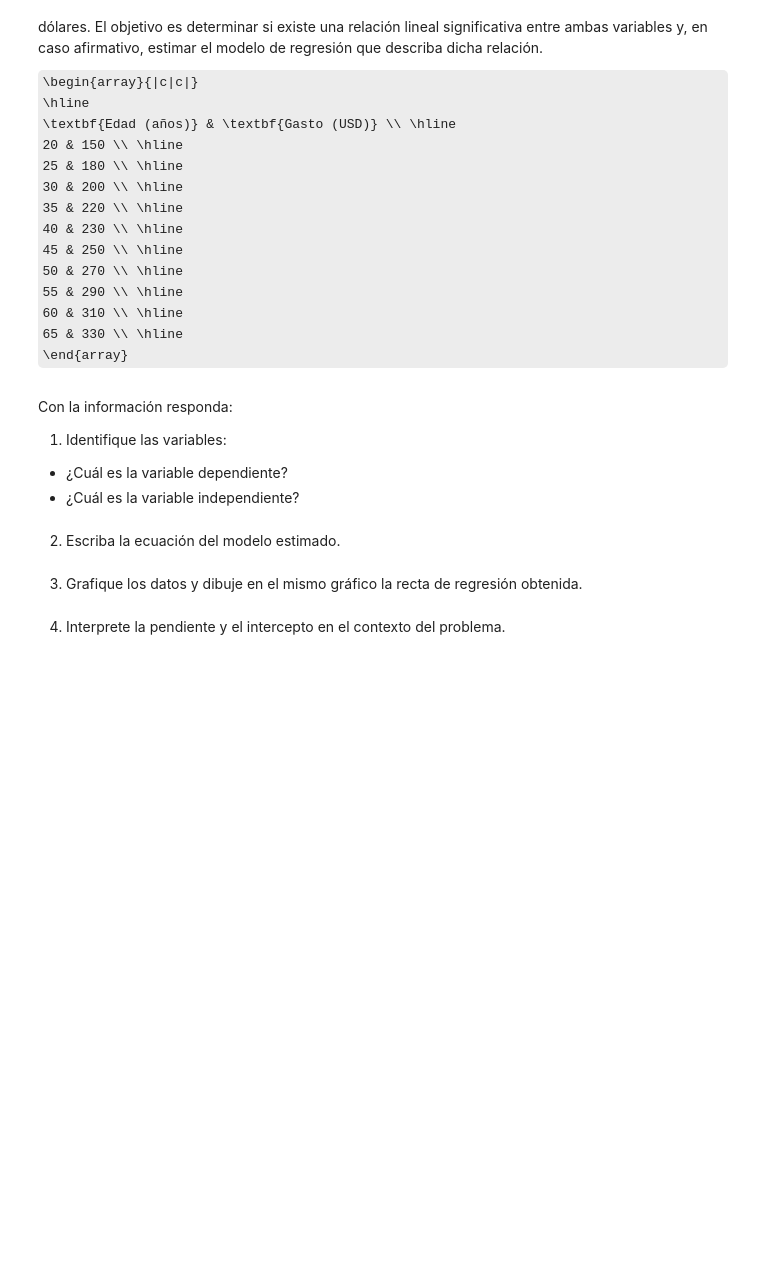
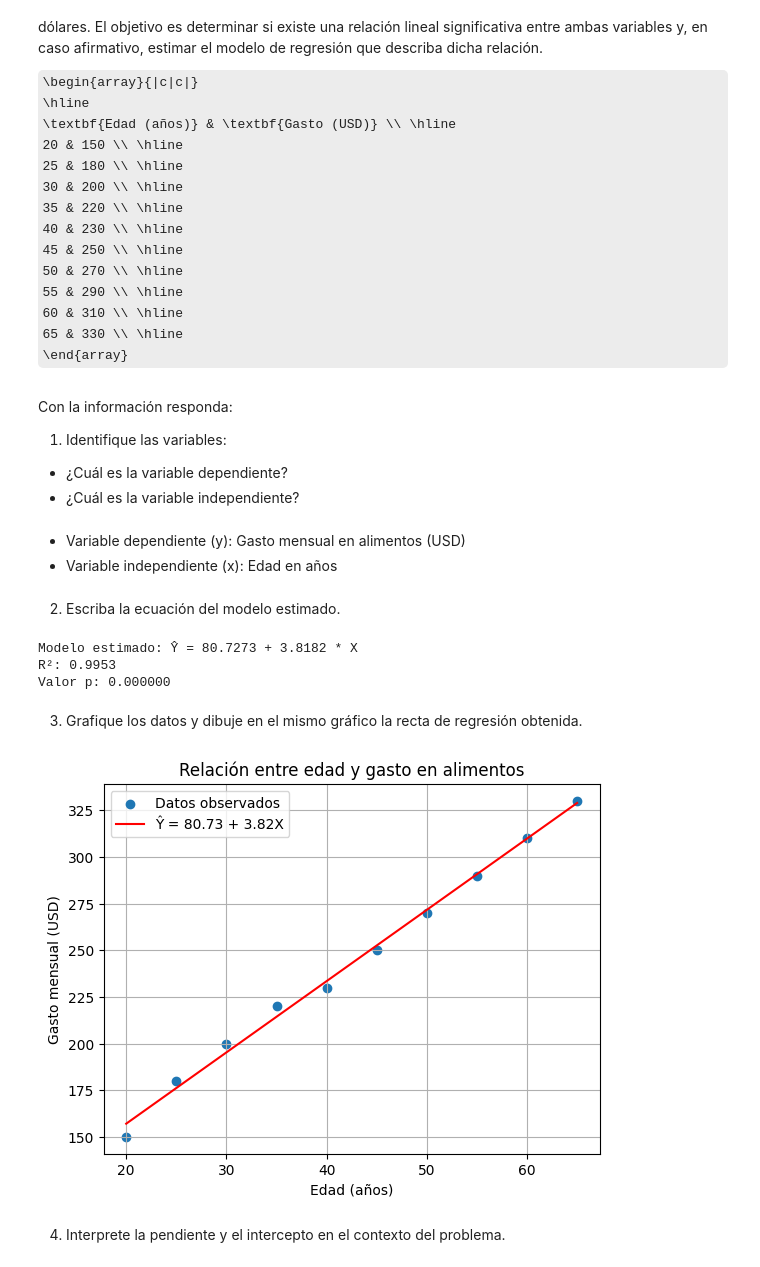
Before and after one commit to VincentiusFarenden/Inferencia-Estadistica, a Jupyter notebook: Laboratorio_6_MAT4152.ipynb, the cells around one changed output. Drawn from its saved outputs; the diff is of its cells as text; code cells hidden in the pictures; some formulas as TeX source; blank space fills up the shorter version.

```diff
--- a/Laboratorio_6_MAT4152.ipynb
+++ b/Laboratorio_6_MAT4152.ipynb
@@ -117,9 +117,48 @@ Con la información responda:
 1. Identifique las variables:
 * ¿Cuál es la variable dependiente?
 * ¿Cuál es la variable independiente?
+# %% [markdown]
+- Variable dependiente (y): Gasto mensual en alimentos (USD)
+- Variable independiente (x): Edad en años
 # %% [markdown]
 2. Escriba la ecuación del modelo estimado.
+# %%
+import numpy as np
+from scipy import stats
+
+edad  = [20, 25, 30, 35, 40, 45, 50, 55, 60, 65]
+gasto = [150, 180, 200, 220, 230, 250, 270, 290, 310, 330]
+
+slope, intercept, r, p, se = stats.linregress(edad, gasto)
+
+print(f"Modelo estimado: Ŷ = {intercept:.4f} + {slope:.4f} * X")
+print(f"R²: {r**2:.4f}")
+print(f"Valor p: {p:.6f}")
+# %% [output]
+Modelo estimado: Ŷ = 80.7273 + 3.8182 * X
+R²: 0.9953
+Valor p: 0.000000
 # %% [markdown]
 3. Grafique los datos y dibuje en el mismo gráfico la recta de regresión obtenida.
+# %%
+import matplotlib.pyplot as plt
+import numpy as np
+
+edad  = [20, 25, 30, 35, 40, 45, 50, 55, 60, 65]
+gasto = [150, 180, 200, 220, 230, 250, 270, 290, 310, 330]
+
+x = np.array(edad)
+y_hat = intercept + slope * x
+
+plt.scatter(edad, gasto, label="Datos observados")
+plt.plot(x, y_hat, color="red", label=f"Ŷ = {intercept:.2f} + {slope:.2f}X")
+plt.xlabel("Edad (años)")
+plt.ylabel("Gasto mensual (USD)")
+plt.title("Relación entre edad y gasto en alimentos")
+plt.legend()
+plt.grid(True)
+plt.show()
+# %% [output]
+[figure, added]
 # %% [markdown]
 4. Interprete la pendiente y el intercepto en el contexto del problema.
```
Also changed, not shown: parts of 59 cells of this notebook, 2 other files.
